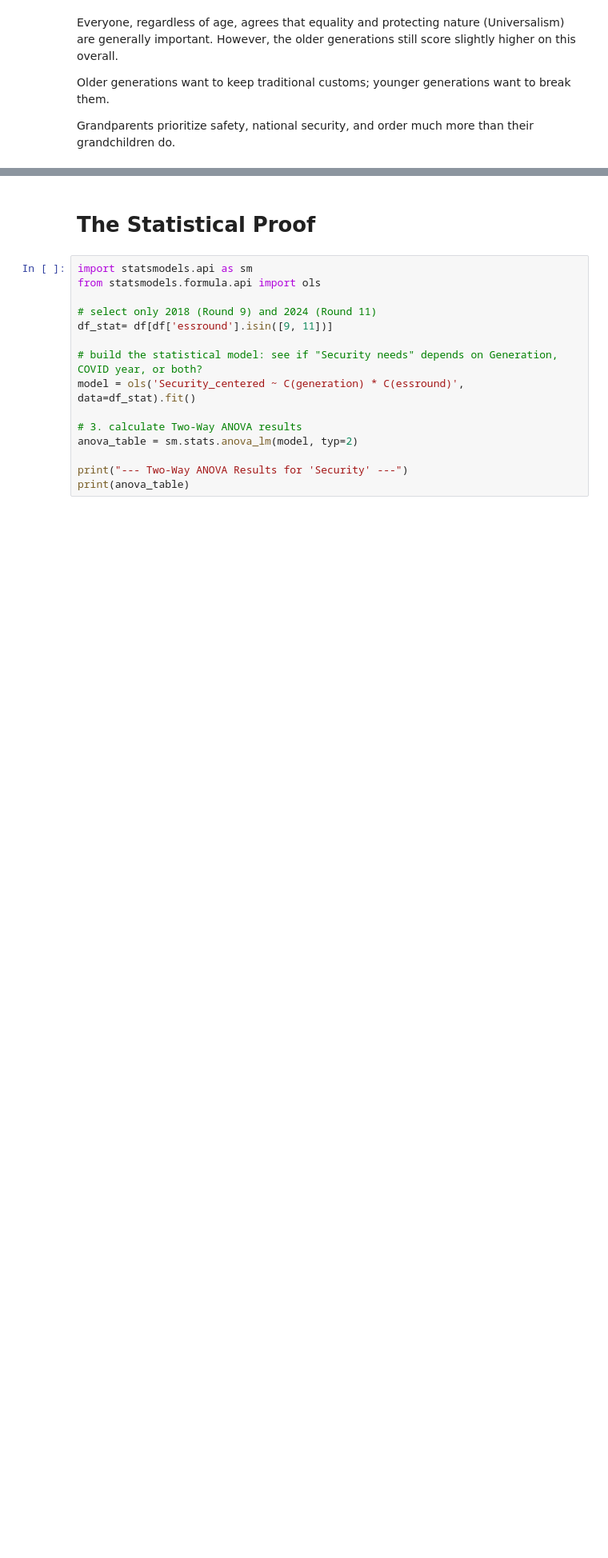
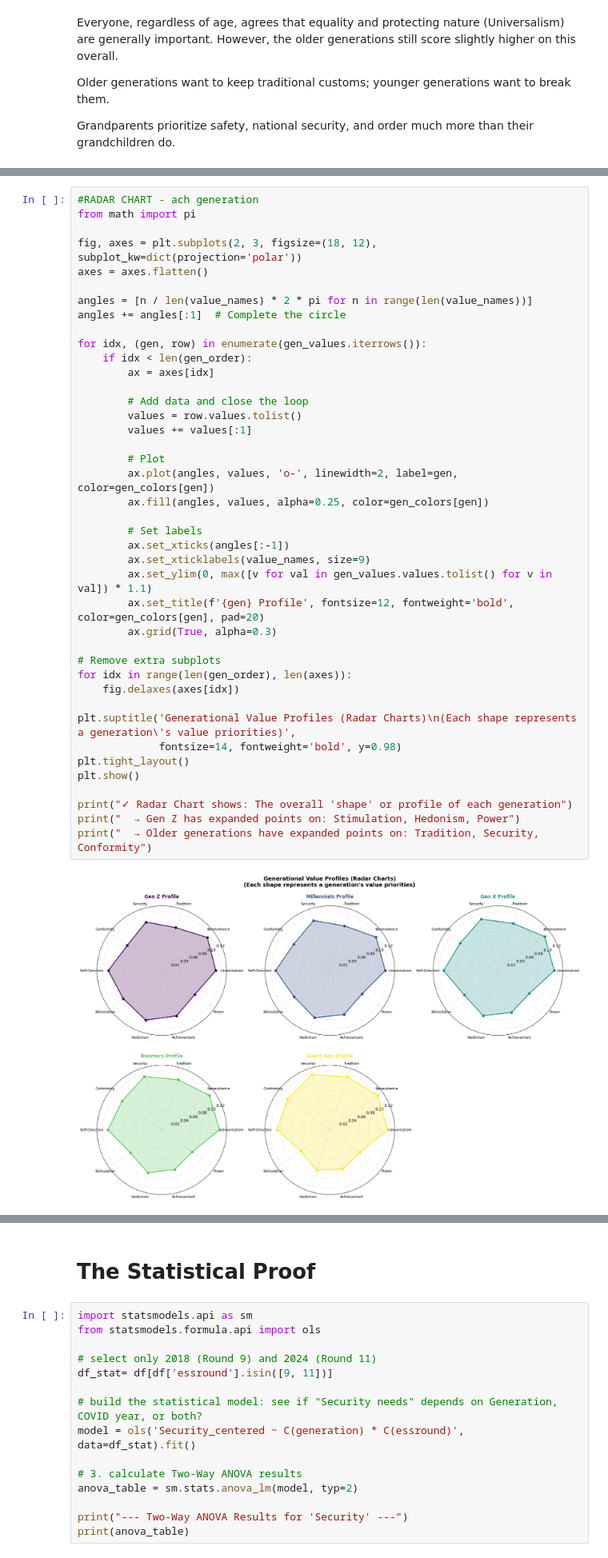
Before and after one commit to CU-S26-MSDSSB-DSCI-01-DataScienceLab/DataScienceLab_HumanValues, a Jupyter notebook: Q2_Tayaphon.ipynb, the cells around one changed output, grey strips where cells are left out. Shown at 80% size. Cells and saved outputs as stored; diff of their text form; blank space fills up the shorter version.

```diff
--- a/Q2_Tayaphon.ipynb
+++ b/Q2_Tayaphon.ipynb
@@ -190,0 +333,43 @@ essround
+# %%
+#RADAR CHART - ach generation
+from math import pi
+
+fig, axes = plt.subplots(2, 3, figsize=(18, 12), subplot_kw=dict(projection='polar'))
+axes = axes.flatten()
+
+angles = [n / len(value_names) * 2 * pi for n in range(len(value_names))]
+angles += angles[:1]  # Complete the circle
+
+for idx, (gen, row) in enumerate(gen_values.iterrows()):
+    if idx < len(gen_order):
+        ax = axes[idx]
+
+        # Add data and close the loop
+        values = row.values.tolist()
+        values += values[:1]
+
+        # Plot
+        ax.plot(angles, values, 'o-', linewidth=2, label=gen, color=gen_colors[gen])
+        ax.fill(angles, values, alpha=0.25, color=gen_colors[gen])
+
+        # Set labels
+        ax.set_xticks(angles[:-1])
+        ax.set_xticklabels(value_names, size=9)
+        ax.set_ylim(0, max([v for val in gen_values.values.tolist() for v in val]) * 1.1)
+        ax.set_title(f'{gen} Profile', fontsize=12, fontweight='bold', color=gen_colors[gen], pad=20)
+        ax.grid(True, alpha=0.3)
+
+# Remove extra subplots
+for idx in range(len(gen_order), len(axes)):
+    fig.delaxes(axes[idx])
+
+plt.suptitle('Generational Value Profiles (Radar Charts)\n(Each shape represents a generation\'s value priorities)',
+             fontsize=14, fontweight='bold', y=0.98)
+plt.tight_layout()
+plt.show()
+
+print("✓ Radar Chart shows: The overall 'shape' or profile of each generation")
+print("  → Gen Z has expanded points on: Stimulation, Hedonism, Power")
+print("  → Older generations have expanded points on: Tradition, Security, Conformity")
+# %% [output]
+[figure, added]
```
Also changed, not shown: parts of 14 cells of this notebook, 2 other files.
